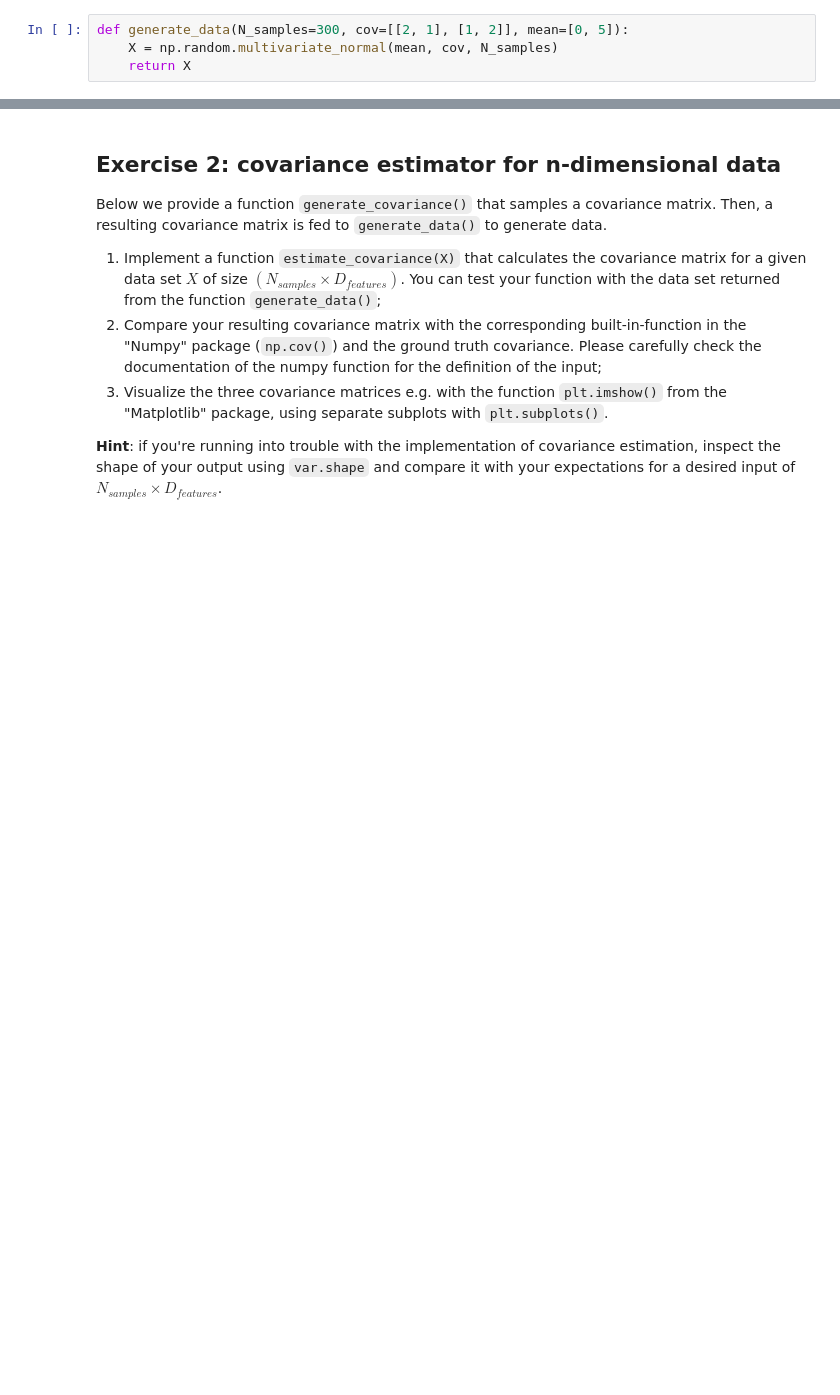
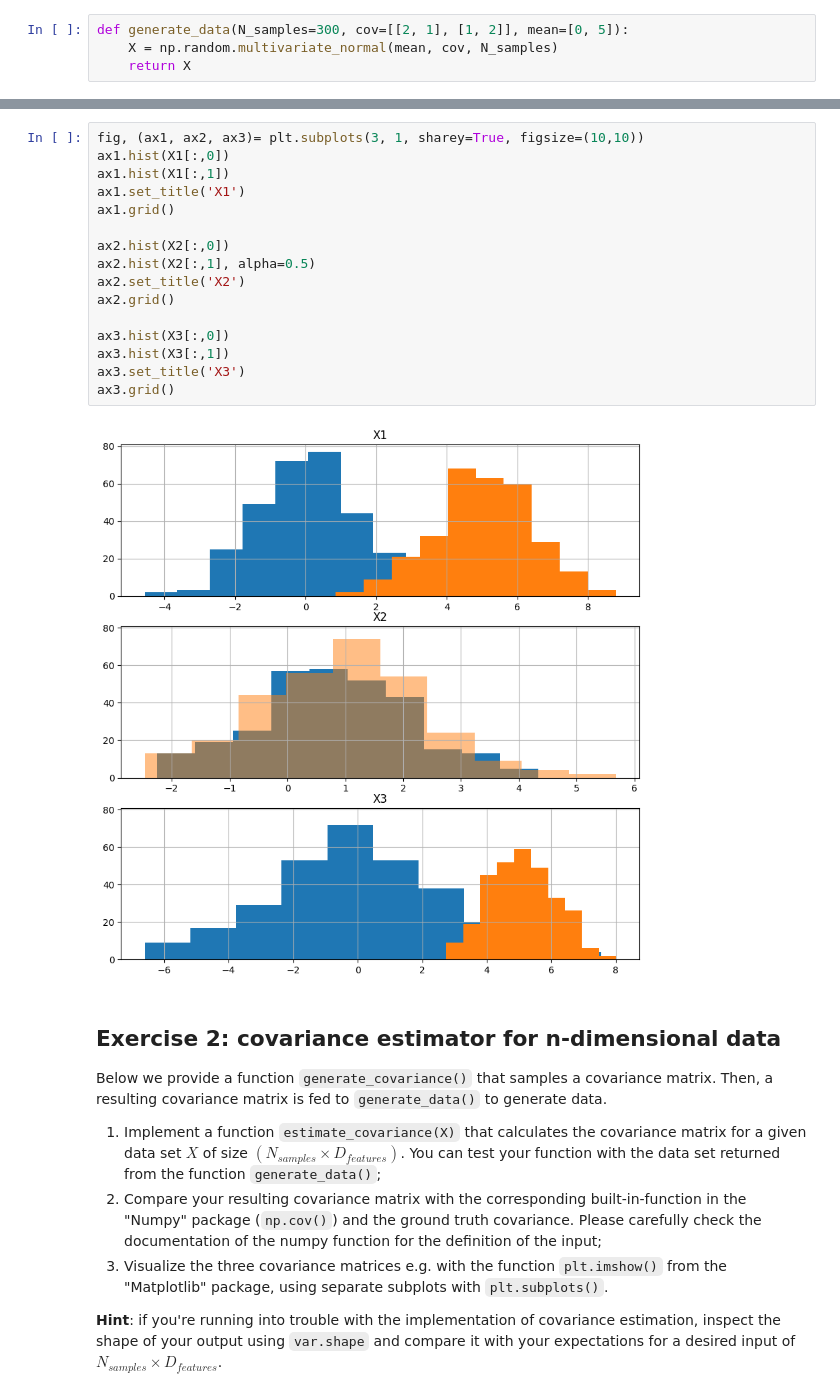
Before and after one commit to pschristodoulou/BCI_course, a Jupyter notebook: Assignments/Assignment2/assignment_02_covariance_matrix.ipynb, the cells around one changed output, grey strips where cells are left out. Saved outputs shown, nothing was run; the diff lists cells and outputs as text; blank space fills up the shorter version.

```diff
--- a/Assignments/Assignment2/assignment_02_covariance_matrix.ipynb
+++ b/Assignments/Assignment2/assignment_02_covariance_matrix.ipynb
@@ -61,3 +84,21 @@ plt.show()
+# %%
+fig, (ax1, ax2, ax3)= plt.subplots(3, 1, sharey=True, figsize=(10,10))
+ax1.hist(X1[:,0])
+ax1.hist(X1[:,1])
+ax1.set_title('X1')
+ax1.grid()
+
+ax2.hist(X2[:,0])
+ax2.hist(X2[:,1], alpha=0.5)
+ax2.set_title('X2')
+ax2.grid()
+
+ax3.hist(X3[:,0])
+ax3.hist(X3[:,1])
+ax3.set_title('X3')
+ax3.grid()
+# %% [output]
+[figure, added]
 # %% [markdown]
 ## Exercise 2: covariance estimator for n-dimensional data
 Below we provide a function `generate_covariance()` that samples a covariance matrix. Then, a resulting covariance matrix is fed to `generate_data()` to generate data.
```
Also changed, not shown: parts of 18 cells of this notebook, 15 other files.
